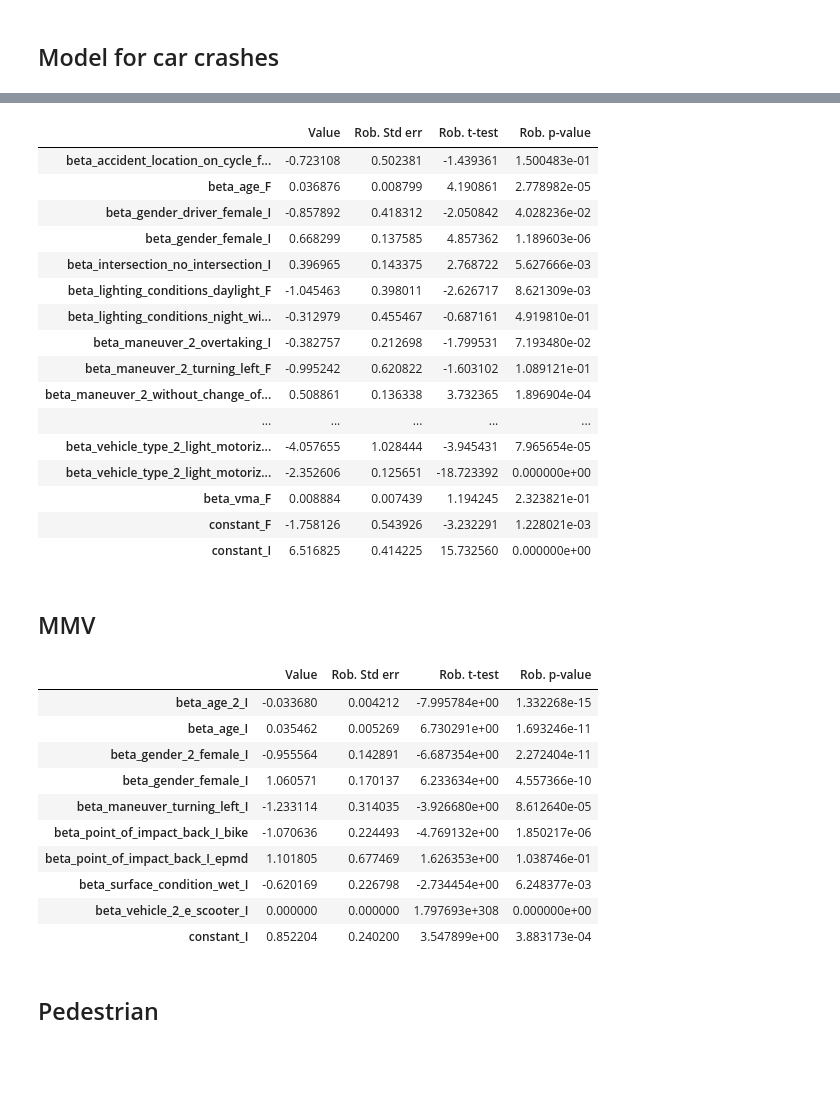
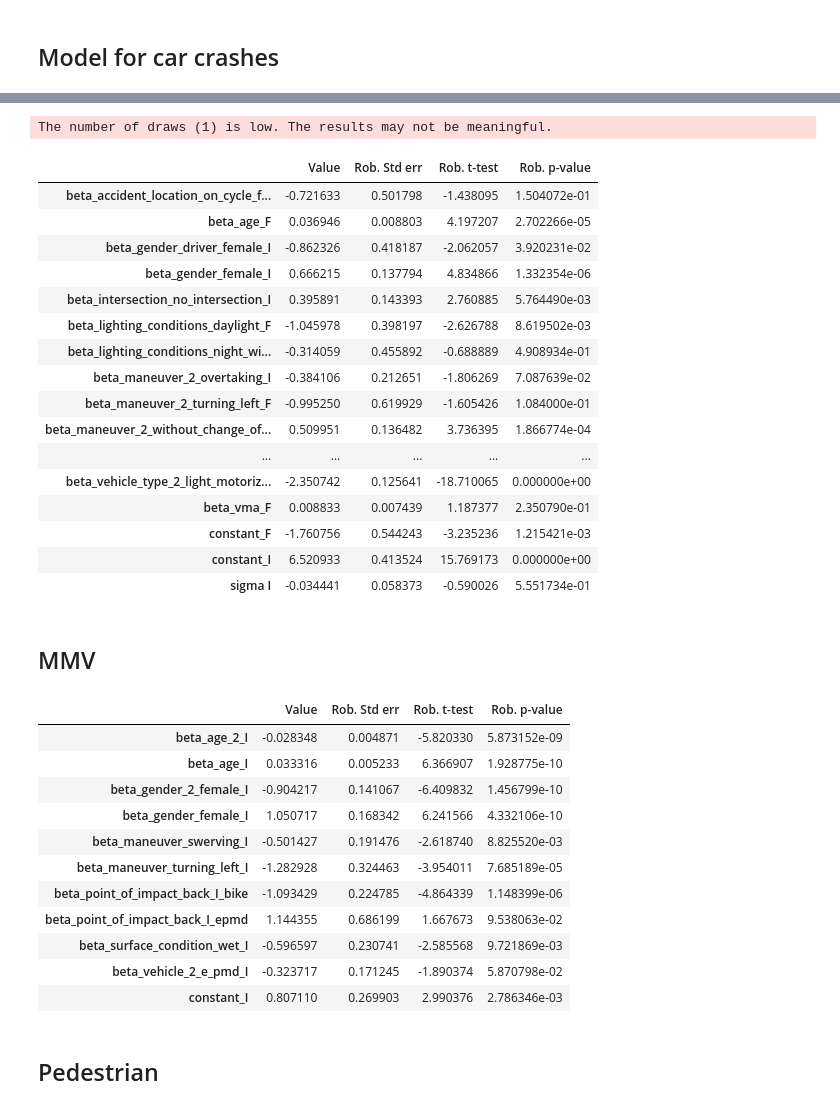
Before and after one commit to martin1207/modeling-mmv-severity, a Jupyter notebook: modeling_development.ipynb, the cells around one changed output, grey strips where cells are left out. Saved outputs shown, nothing was run; the diff lists cells and outputs as text; code cells hidden in the pictures; blank space fills up the shorter version.

```diff
--- a/modeling_development.ipynb
+++ b/modeling_development.ipynb
@@ -19,7 +19,7 @@ df=pd.read_csv('final_processed_crash_dataset.csv')
 ## Sanity check and preparing the databases
 # %%
 df=df[df['severity']!=-1]
-df=df.loc[df['Vehicle'].isin(['E-scooter','Bike','E-bike','Pedestrian'])]
+df=df.loc[df['Vehicle'].isin(['E-PMD','Bike','E-bike','Pedestrian'])]
 
 df_dummies=pd.get_dummies(df[['Crossroad','Helmet','Point of impact','Gender','vehicle_type_2','Vehicle','Pavement','Intersection'
                               , 'User category', 'Lighting conditions', 'Cycle facilities', 'Road width', 'Agglomeration', 'Age category',
@@ -67,11 +51,16 @@ database_carcrashes = db.Database('database_carcrashes', df_carcrashes)
 df_mmv=df_non_dummies.loc[(df_non_dummies['vehicle_type_2_Micromobility vehicle']==1) ]
 df_mmv=df_mmv.loc[df_mmv['catu'].isin([1,2])]
 df_mmv=df_mmv.loc[df_mmv['severity']!=3] ## Only one value
+df_mmv = df_mmv.loc[df_mmv['age_2'] != 999].copy()
+
 database_mmv= db.Database('database_mmv',df_mmv)
+
 
 ## Third model
 num_acc_values = df_non_dummies.loc[df_non_dummies['vehicle_type_2_Pedestrian'] == 1, 'Num_Acc']
 df_pedestrian = df_non_dummies[df_non_dummies['Num_Acc'].isin(num_acc_values)]
+df_pedestrian = df_pedestrian.loc[df_pedestrian['age_2'] != 999].copy()
+
 database_pedestrian= db.Database('database_pedestrian',df_pedestrian)
 
 ## Fourth model
@@ -235,26 +205,28 @@ model_car.modelName = "random_parameter_logit_car_crashes"
 
 # Estimate the parameters.
 results_ml_carcrashes = model_car.estimate()
+# %% [output]
+The number of draws (1) is low. The results may not be meaningful.
 # %%
 results_ml_carcrashes.get_estimated_parameters()
 # %% [output]
 |  | Value | Rob. Std err | Rob. t-test | Rob. p-value |
-| beta_accident_location_on_cycle_f... | -0.723108 | 0.502381 | -1.439361 | 1.500483e-01 |
-| beta_age_F | 0.036876 | 0.008799 | 4.190861 | 2.778982e-05 |
-| beta_gender_driver_female_I | -0.857892 | 0.418312 | -2.050842 | 4.028236e-02 |
-| beta_gender_female_I | 0.668299 | 0.137585 | 4.857362 | 1.189603e-06 |
-| beta_intersection_no_intersection_I | 0.396965 | 0.143375 | 2.768722 | 5.627666e-03 |
-| beta_lighting_conditions_daylight_F | -1.045463 | 0.398011 | -2.626717 | 8.621309e-03 |
-| beta_lighting_conditions_night_wi... | -0.312979 | 0.455467 | -0.687161 | 4.919810e-01 |
-| beta_maneuver_2_overtaking_I | -0.382757 | 0.212698 | -1.799531 | 7.193480e-02 |
-| beta_maneuver_2_turning_left_F | -0.995242 | 0.620822 | -1.603102 | 1.089121e-01 |
-| beta_maneuver_2_without_change_of... | 0.508861 | 0.136338 | 3.732365 | 1.896904e-04 |
+| beta_accident_location_on_cycle_f... | -0.721633 | 0.501798 | -1.438095 | 1.504072e-01 |
+| beta_age_F | 0.036946 | 0.008803 | 4.197207 | 2.702266e-05 |
+| beta_gender_driver_female_I | -0.862326 | 0.418187 | -2.062057 | 3.920231e-02 |
+| beta_gender_female_I | 0.666215 | 0.137794 | 4.834866 | 1.332354e-06 |
+| beta_intersection_no_intersection_I | 0.395891 | 0.143393 | 2.760885 | 5.764490e-03 |
+| beta_lighting_conditions_daylight_F | -1.045978 | 0.398197 | -2.626788 | 8.619502e-03 |
+| beta_lighting_conditions_night_wi... | -0.314059 | 0.455892 | -0.688889 | 4.908934e-01 |
+| beta_maneuver_2_overtaking_I | -0.384106 | 0.212651 | -1.806269 | 7.087639e-02 |
+| beta_maneuver_2_turning_left_F | -0.995250 | 0.619929 | -1.605426 | 1.084000e-01 |
+| beta_maneuver_2_without_change_of... | 0.509951 | 0.136482 | 3.736395 | 1.866774e-04 |
 | ... | ... | ... | ... | ... |
-| beta_vehicle_type_2_light_motoriz... | -4.057655 | 1.028444 | -3.945431 | 7.965654e-05 |
-| beta_vehicle_type_2_light_motoriz... | -2.352606 | 0.125651 | -18.723392 | 0.000000e+00 |
-| beta_vma_F | 0.008884 | 0.007439 | 1.194245 | 2.323821e-01 |
-| constant_F | -1.758126 | 0.543926 | -3.232291 | 1.228021e-03 |
-| constant_I | 6.516825 | 0.414225 | 15.732560 | 0.000000e+00 |
+| beta_vehicle_type_2_light_motoriz... | -2.350742 | 0.125641 | -18.710065 | 0.000000e+00 |
+| beta_vma_F | 0.008833 | 0.007439 | 1.187377 | 2.350790e-01 |
+| constant_F | -1.760756 | 0.544243 | -3.235236 | 1.215421e-03 |
+| constant_I | 6.520933 | 0.413524 | 15.769173 | 0.000000e+00 |
+| sigma I | -0.034441 | 0.058373 | -0.590026 | 5.551734e-01 |
 # %% [markdown]
 ## MMV
 # %%
@@ -268,10 +240,10 @@ v_injury = (
     + beta_point_of_impact_back_I_epmd     * point_of_impact_back * vehicle_e_pmd
     + beta_surface_condition_wet_I         * surface_condition_wet
     + beta_age_I                           * age
-    # + beta_maneuver_swerving_I           * maneuver_swerving
+     + beta_maneuver_swerving_I           * maneuver_swerving
     + beta_maneuver_turning_left_I         * maneuver_turning_left
-    + beta_age_2_I                          * age_2
-    + beta_vehicle_2_e_pmd_I           * (vehicle_2_e_pmd * vehicle_3_e_pmd)
+    + beta_age_2_I                          * age_2*(age_2 !=999)
+    + beta_vehicle_2_e_pmd_I           * (vehicle_2_e_pmd + vehicle_3_e_pmd)
 )
 
 # Dictionnaire des fonctions d'utilité
@@ -282,27 +254,26 @@ utility_mmv = {
 # %%
 availability1={1:1,2:1}
 
-model_name = 'logit_mmv'
 
-# Fichiers à écraser
 
 logprob_2 = models.loglogit(utility_mmv, availability1, severity)
 model_mmv = bio.BIOGEME(database_mmv, logprob_2)
-model_mmv.modelName = model_name
+model_mmv.modelName = 'logit_mmv'
 results_logit_mmv= model_mmv.estimate()
 results_logit_mmv.get_estimated_parameters()
 # %% [output]
 |  | Value | Rob. Std err | Rob. t-test | Rob. p-value |
-| beta_age_2_I | -0.033680 | 0.004212 | -7.995784e+00 | 1.332268e-15 |
-| beta_age_I | 0.035462 | 0.005269 | 6.730291e+00 | 1.693246e-11 |
-| beta_gender_2_female_I | -0.955564 | 0.142891 | -6.687354e+00 | 2.272404e-11 |
-| beta_gender_female_I | 1.060571 | 0.170137 | 6.233634e+00 | 4.557366e-10 |
-| beta_maneuver_turning_left_I | -1.233114 | 0.314035 | -3.926680e+00 | 8.612640e-05 |
-| beta_point_of_impact_back_I_bike | -1.070636 | 0.224493 | -4.769132e+00 | 1.850217e-06 |
-| beta_point_of_impact_back_I_epmd | 1.101805 | 0.677469 | 1.626353e+00 | 1.038746e-01 |
-| beta_surface_condition_wet_I | -0.620169 | 0.226798 | -2.734454e+00 | 6.248377e-03 |
-| beta_vehicle_2_e_scooter_I | 0.000000 | 0.000000 | 1.797693e+308 | 0.000000e+00 |
-| constant_I | 0.852204 | 0.240200 | 3.547899e+00 | 3.883173e-04 |
+| beta_age_2_I | -0.028348 | 0.004871 | -5.820330 | 5.873152e-09 |
+| beta_age_I | 0.033316 | 0.005233 | 6.366907 | 1.928775e-10 |
+| beta_gender_2_female_I | -0.904217 | 0.141067 | -6.409832 | 1.456799e-10 |
+| beta_gender_female_I | 1.050717 | 0.168342 | 6.241566 | 4.332106e-10 |
+| beta_maneuver_swerving_I | -0.501427 | 0.191476 | -2.618740 | 8.825520e-03 |
+| beta_maneuver_turning_left_I | -1.282928 | 0.324463 | -3.954011 | 7.685189e-05 |
+| beta_point_of_impact_back_I_bike | -1.093429 | 0.224785 | -4.864339 | 1.148399e-06 |
+| beta_point_of_impact_back_I_epmd | 1.144355 | 0.686199 | 1.667673 | 9.538063e-02 |
+| beta_surface_condition_wet_I | -0.596597 | 0.230741 | -2.585568 | 9.721869e-03 |
+| beta_vehicle_2_e_pmd_I | -0.323717 | 0.171245 | -1.890374 | 5.870798e-02 |
+| constant_I | 0.807110 | 0.269903 | 2.990376 | 2.786346e-03 |
 # %%
 v_no_injurym=0
 v_injurym = constant_I
```
Also changed, not shown: parts of 6 cells of this notebook, 2 other files.
